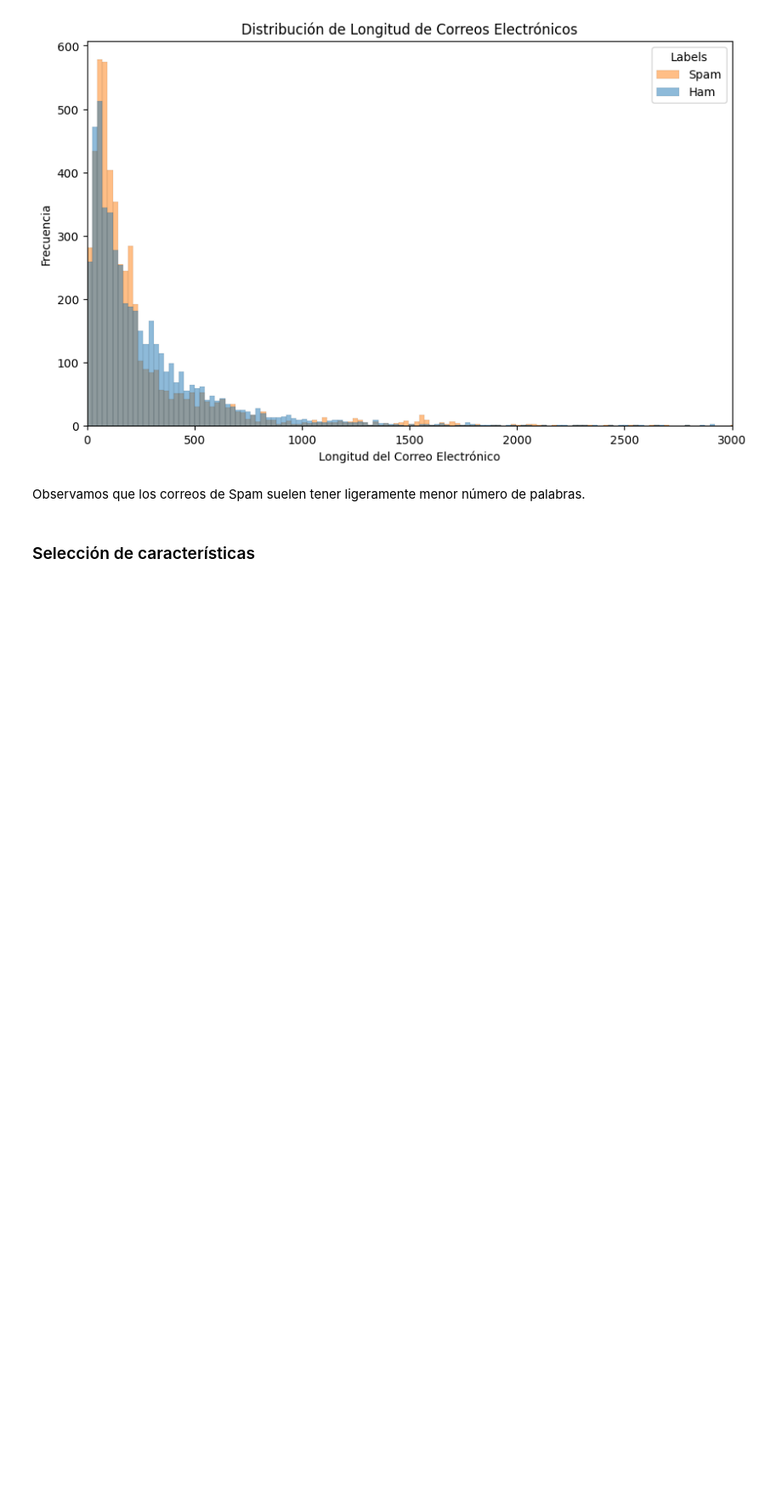
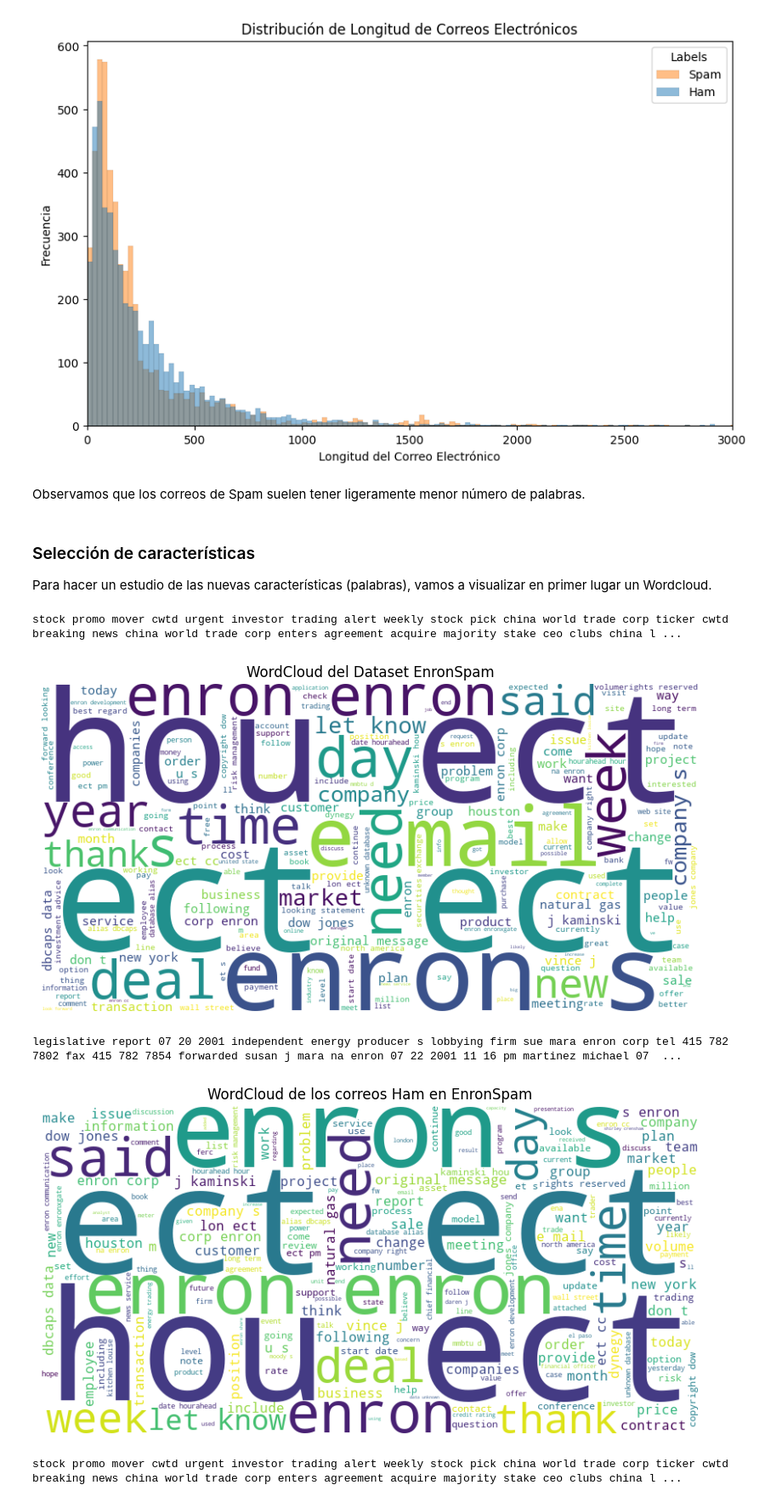
Before and after one commit to monicacg1111/TFG, a Jupyter notebook: Visualizacion.ipynb, the cells around one changed output. Shown at 85% size. Cells and saved outputs as stored; diff of their text form; code cells hidden in the pictures; blank space fills up the shorter version.

```diff
--- a/Visualizacion.ipynb
+++ b/Visualizacion.ipynb
@@ -22,0 +55,2 @@ data3.head()
+# %%
+data1=preprocesamiento(data1)
@@ -134,3 +168,30 @@ distribucion_longitud(data1)
 Observamos que los correos de Spam suelen tener ligeramente menor número de palabras.
 # %% [markdown]
 ### Selección de características
+Para hacer un estudio de las nuevas características (palabras), vamos a visualizar en primer lugar un Wordcloud.
+# %%
+def Wordcloud(data, titulo):
+    #Concateno todo el texto de los correos electrónicos en una sola cadena
+    texto = " ".join(data['Body'])
+    palabras_mostrar = " ".join(texto.split()[:100])
+    print(palabras_mostrar)
+    # Crear un objeto WordCloud
+    wordcloud = WordCloud(width=800, height=400, background_color='white').generate(texto)
+
+    # Mostrar el WordCloud
+    plt.figure(figsize=(10, 6))
+    plt.imshow(wordcloud, interpolation='bilinear')
+    plt.title(titulo)
+    plt.axis('off')  # Ocultar los ejes
+    plt.show()
+
+
+Wordcloud(data1, "WordCloud del Dataset EnronSpam")
+Wordcloud(data1[data1["Label"]==0], "WordCloud de los correos Ham en EnronSpam")
+Wordcloud(data1[data1["Label"]==1], "WordCloud de los correos Spam en EnronSpam")
+# %% [output]
+stock promo mover cwtd urgent investor trading alert weekly stock pick china world trade corp ticker cwtd breaking news china world trade corp enters agreement acquire majority stake ceo clubs china l ...
+[figure, added]
+legislative report 07 20 2001 independent energy producer s lobbying firm sue mara enron corp tel 415 782 7802 fax 415 782 7854 forwarded susan j mara na enron 07 22 2001 11 16 pm martinez michael 07  ...
+[figure, added]
+stock promo mover cwtd urgent investor trading alert weekly stock pick china world trade corp ticker cwtd breaking news china world trade corp enters agreement acquire majority stake ceo clubs china l ...
```
Also changed, not shown: parts of 13 cells of this notebook, 3 other files.
